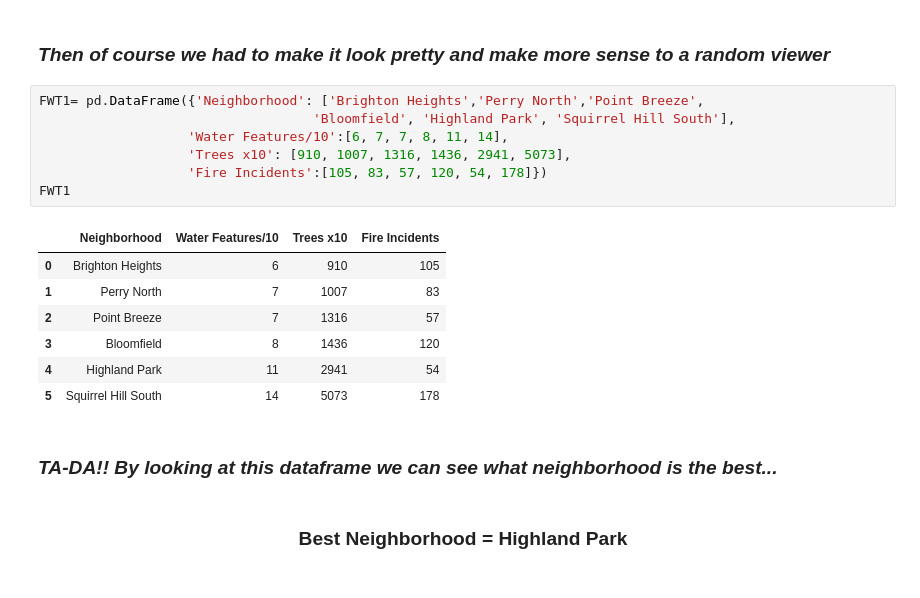
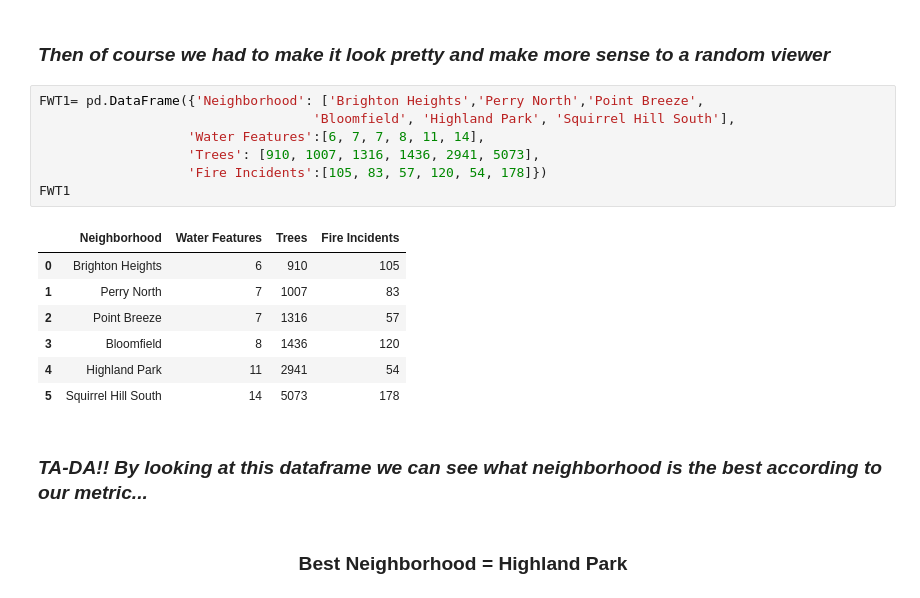
Before and after one commit to Garcia-Bela/FinalLabProject, a Jupyter notebook: TheProof.ipynb, the cells around one changed output. Cells and saved outputs as stored; diff of their text form.

```diff
--- a/TheProof.ipynb
+++ b/TheProof.ipynb
@@ -289,12 +282,12 @@ fireWaterTree
 # %%
 FWT1= pd.DataFrame({'Neighborhood': ['Brighton Heights','Perry North','Point Breeze',
                                    'Bloomfield', 'Highland Park', 'Squirrel Hill South'],
-                   'Water Features/10':[6, 7, 7, 8, 11, 14],
-                   'Trees x10': [910, 1007, 1316, 1436, 2941, 5073],
+                   'Water Features':[6, 7, 7, 8, 11, 14],
+                   'Trees': [910, 1007, 1316, 1436, 2941, 5073],
                    'Fire Incidents':[105, 83, 57, 120, 54, 178]})
 FWT1
 # %% [output]
-|  | Neighborhood | Water Features/10 | Trees x10 | Fire Incidents |
+|  | Neighborhood | Water Features | Trees | Fire Incidents |
 | 0 | Brighton Heights | 6 | 910 | 105 |
 | 1 | Perry North | 7 | 1007 | 83 |
 | 2 | Point Breeze | 7 | 1316 | 57 |
@@ -302,7 +295,7 @@ FWT1
 | 4 | Highland Park | 11 | 2941 | 54 |
 | 5 | Squirrel Hill South | 14 | 5073 | 178 |
 # %% [markdown]
-### ***TA-DA!! By looking at this dataframe we can see what neighborhood is the best...***
+### ***TA-DA!! By looking at this dataframe we can see what neighborhood is the best according to our metric...***
 # %% [markdown]
 <h3> <center> Best Neighborhood = Highland Park </center> </h3>
 # %% [markdown]
```
Also changed, not shown: parts of 17 cells of this notebook.
